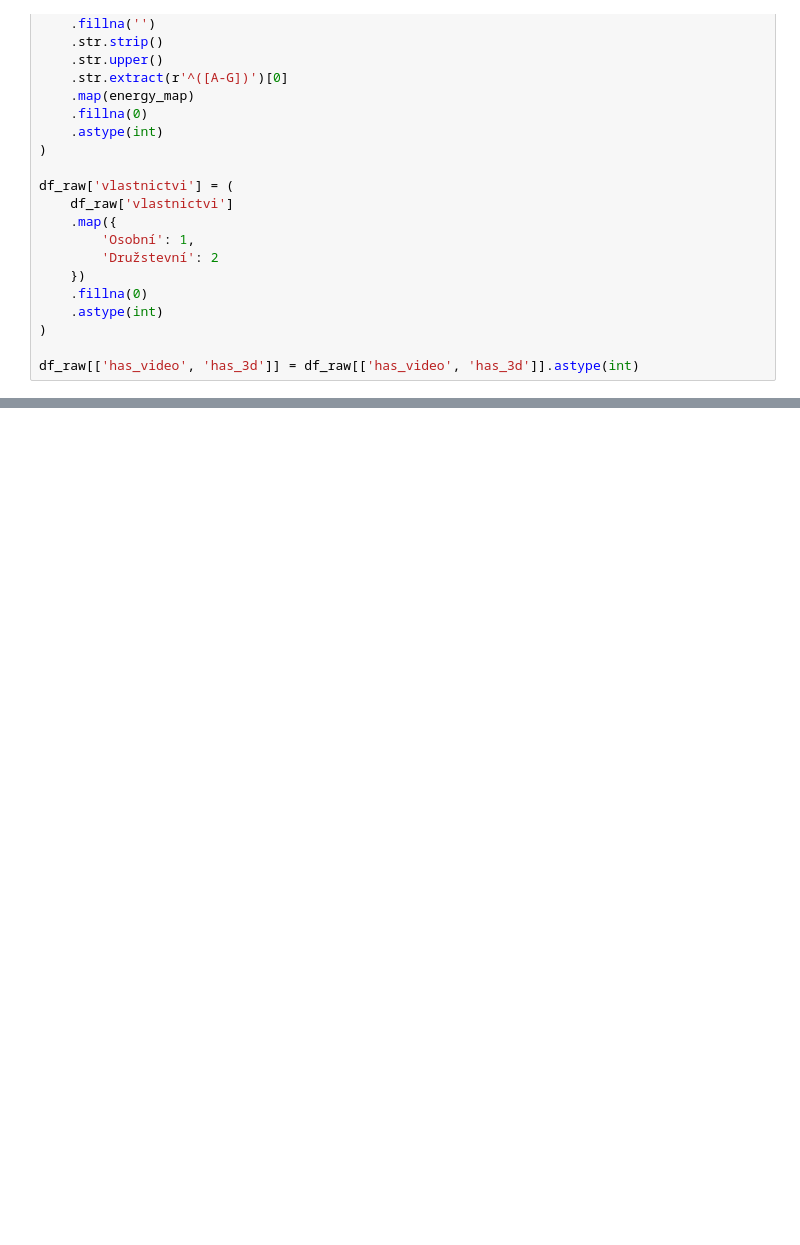
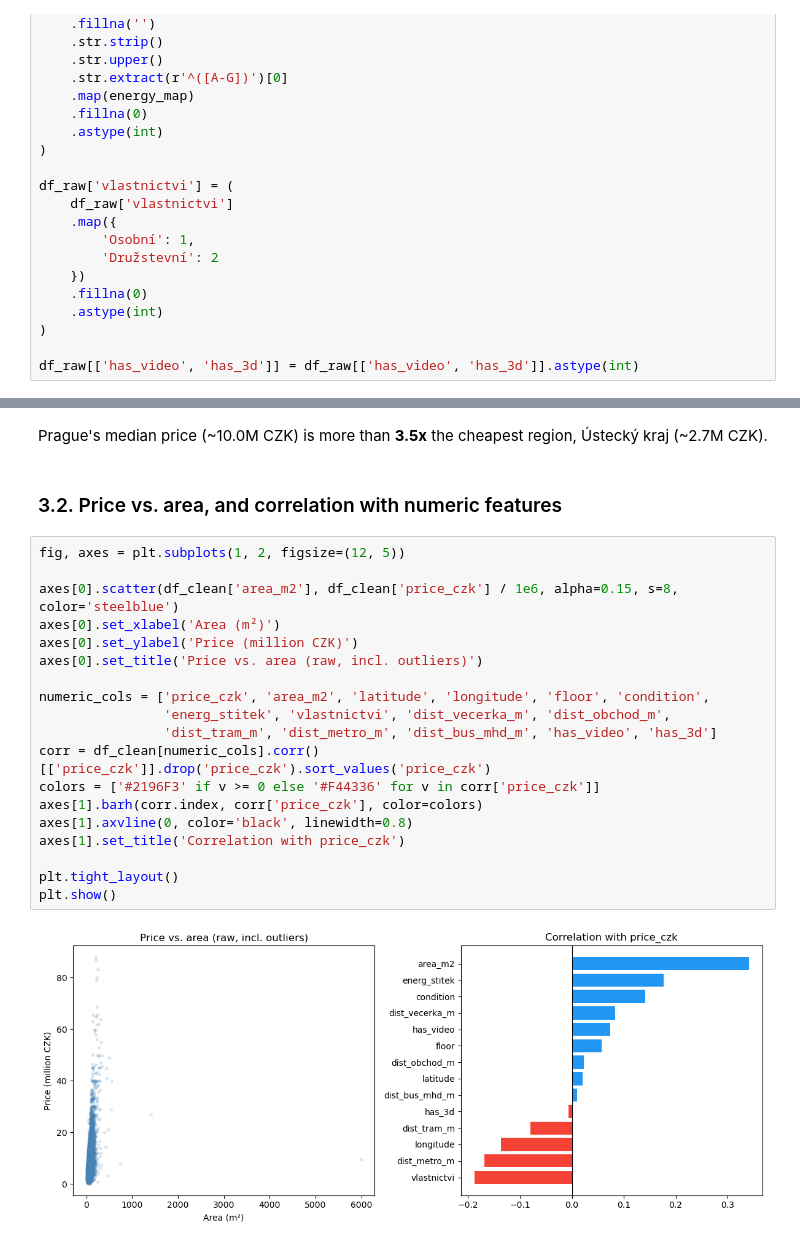
Before and after one commit to akorablov/house_price_prediction, a Jupyter notebook: house_price_cz.ipynb, the cells around one changed output, grey strips where cells are left out. Saved outputs shown, nothing was run; the diff lists cells and outputs as text; blank space fills up the shorter version.

```diff
--- a/house_price_cz.ipynb
+++ b/house_price_cz.ipynb
@@ -257,0 +248,25 @@ fig.show()
+# %% [markdown]
+Prague's median price (~10.0M CZK) is more than **3.5x** the cheapest region, Ústecký kraj (~2.7M CZK).
+# %% [markdown]
+### 3.2. Price vs. area, and correlation with numeric features
+# %%
+fig, axes = plt.subplots(1, 2, figsize=(12, 5))
+
+axes[0].scatter(df_clean['area_m2'], df_clean['price_czk'] / 1e6, alpha=0.15, s=8, color='steelblue')
+axes[0].set_xlabel('Area (m²)')
+axes[0].set_ylabel('Price (million CZK)')
+axes[0].set_title('Price vs. area (raw, incl. outliers)')
+
+numeric_cols = ['price_czk', 'area_m2', 'latitude', 'longitude', 'floor', 'condition',
+                'energ_stitek', 'vlastnictvi', 'dist_vecerka_m', 'dist_obchod_m',
+                'dist_tram_m', 'dist_metro_m', 'dist_bus_mhd_m', 'has_video', 'has_3d']
+corr = df_clean[numeric_cols].corr()[['price_czk']].drop('price_czk').sort_values('price_czk')
+colors = ['#2196F3' if v >= 0 else '#F44336' for v in corr['price_czk']]
+axes[1].barh(corr.index, corr['price_czk'], color=colors)
+axes[1].axvline(0, color='black', linewidth=0.8)
+axes[1].set_title('Correlation with price_czk')
+
+plt.tight_layout()
+plt.show()
+# %% [output]
+[figure, added]
```
Also changed, not shown: parts of 47 cells of this notebook, 1 other file.
